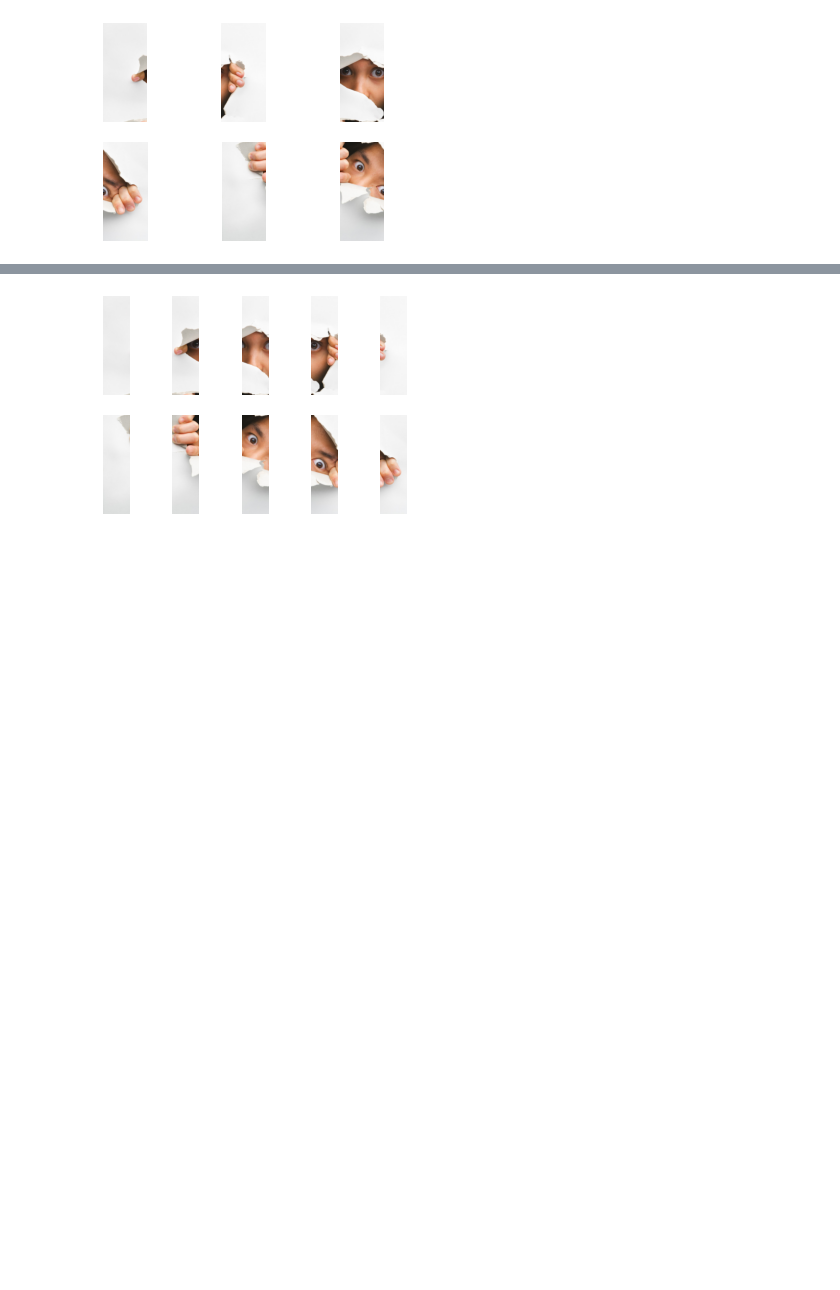
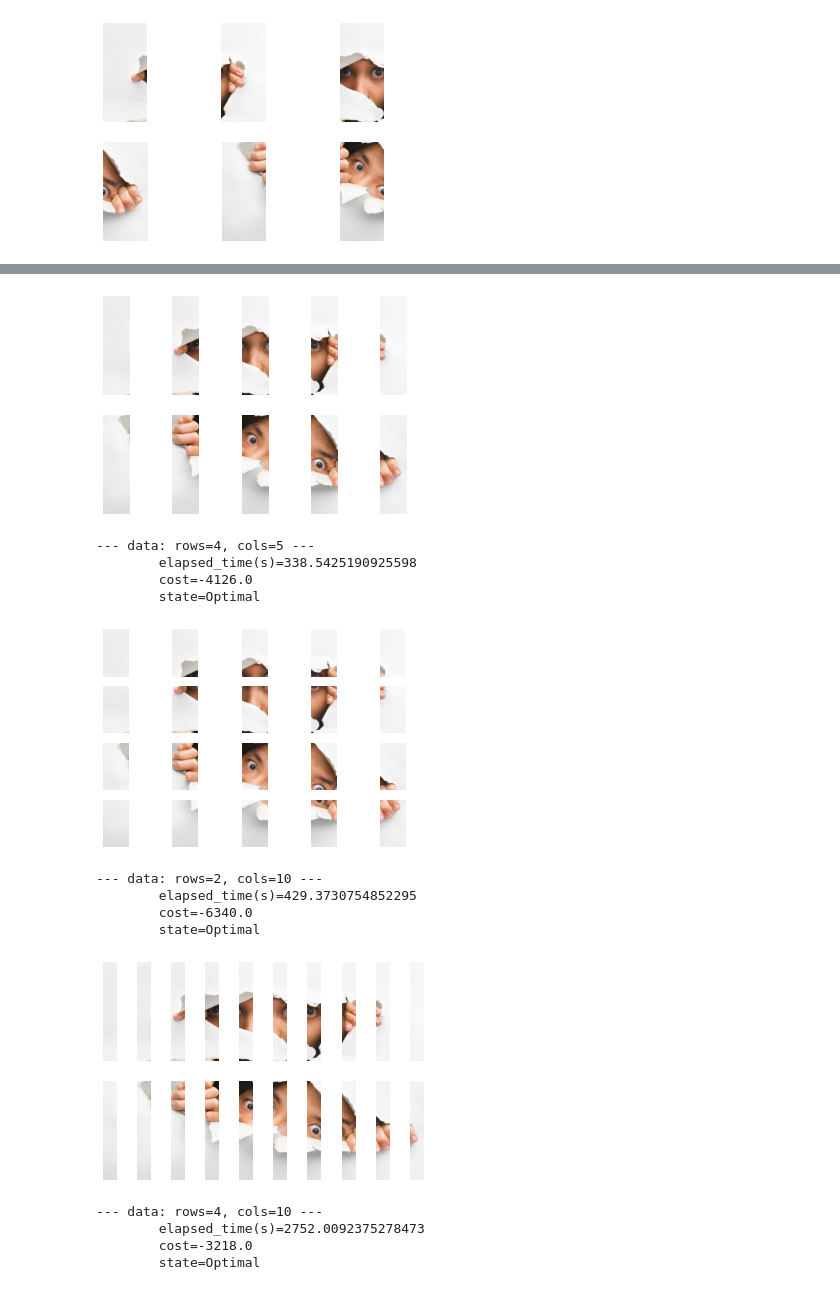
Before and after one commit to ohtaman/shredder_challenge, a Jupyter notebook: notebooks/mip.ipynb, the cells around one changed output, grey strips where cells are left out. Saved outputs shown, nothing was run; the diff lists cells and outputs as text; code cells hidden in the pictures; blank space fills up the shorter version.

Commit message:
Update MIP model

```diff
--- a/notebooks/mip.ipynb
+++ b/notebooks/mip.ipynb
@@ -122,18 +122,12 @@ def build_model(data):
                 for col in range(data.cols):
                     if row < data.rows - 1:
                         model.addConstraint(
-                            x[a, row, col] + x[b, row + 1, col] <= y[a, b, row, col, row + 1, col] + 1
-                        )
-                        model.addConstraint(
                             x[a, row, col] >= y[a, b, row, col, row + 1, col]
                         )
                         model.addConstraint(
                             x[b, row + 1, col] >= y[a, b, row, col, row + 1, col]
                         )
                     if col < data.cols - 1:
-                        model.addConstraint(
-                            x[a, row, col] + x[b, row, col + 1] <= y[a, b, row, col, row, col + 1] + 1
-                        )
                         model.addConstraint(
                             x[a, row, col] >= y[a, b, row, col, row, col + 1]
                         )
@@ -189,7 +183,7 @@ if pulp.GUROBI_CMD().available():
 else:
     solver = pulp.PULP_CBC_CMD(timeLimit=10*60*4, threads=multiprocessing.cpu_count())
 
-for data_path in DATA_PATHS[:2]:
+for data_path in DATA_PATHS:
     data = load_data(data_path)
     model, x = build_model(data)
     start = time.time()
@@ -217,3 +211,17 @@ for data_path in DATA_PATHS[:2]:
         cost=-3070.0
         state=Optimal
 [figure]
+--- data: rows=4, cols=5 ---
+        elapsed_time(s)=338.5425190925598
+        cost=-4126.0
+        state=Optimal
+[figure, added]
+--- data: rows=2, cols=10 ---
+        elapsed_time(s)=429.3730754852295
+        cost=-6340.0
+        state=Optimal
+[figure, added]
+--- data: rows=4, cols=10 ---
+        elapsed_time(s)=2752.0092375278473
+        cost=-3218.0
+        state=Optimal
```
Also changed, not shown: parts of 1 cell of this notebook.
